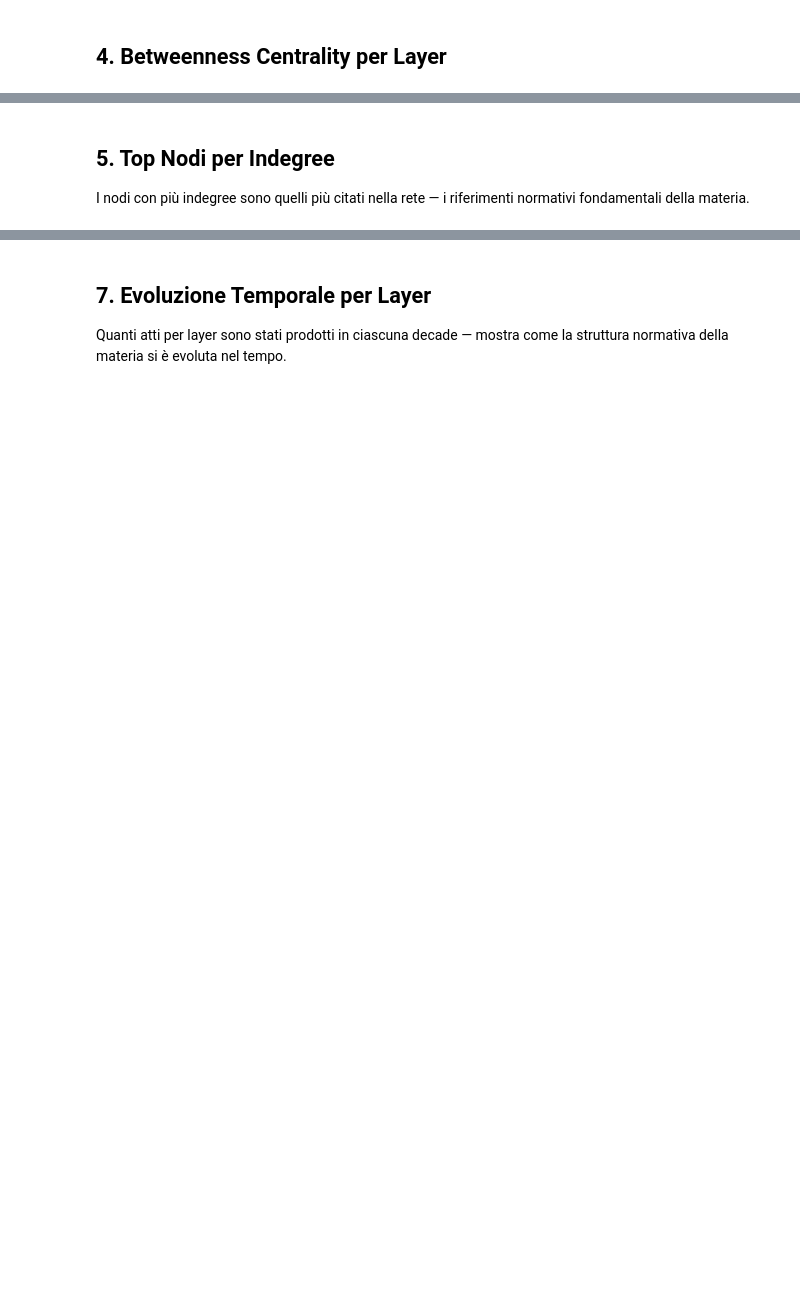
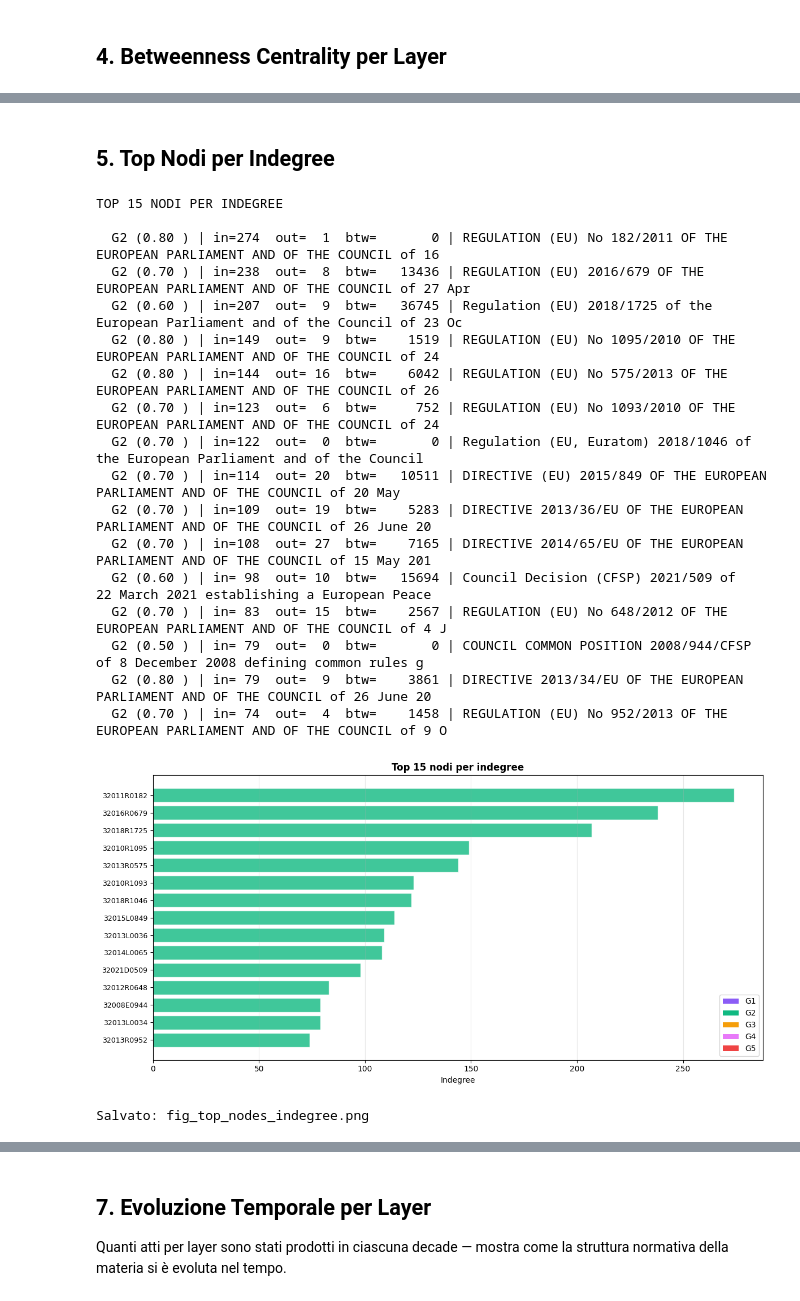
Before and after one commit to claudiabrandetti/eu-law-network-viz, a Jupyter notebook: notebooks/05_network_analysis.ipynb, the cells around one changed output, grey strips where cells are left out. Saved outputs shown, nothing was run; the diff lists cells and outputs as text; code cells hidden in the pictures; blank space fills up the shorter version.

Commit message:
analisi rete

```diff
--- a/notebooks/05_network_analysis.ipynb
+++ b/notebooks/05_network_analysis.ipynb
@@ -196,45 +267,63 @@ print("Salvato: fig_betweenness_by_layer.png")
-# %% [markdown]
-## 5. Top Nodi per Indegree
-
-I nodi con più indegree sono quelli più citati nella rete — i riferimenti normativi fondamentali della materia.
+# %% [markdown]
+## 5. Top Nodi per Indegree
 # %%
 N_TOP = 15
 
-top_nodes = df.nlargest(N_TOP, 'indegree')[[
-    'Label', 'layer', 'layer_confidence', 'indegree', 'outdegree',
-    'betweenesscentrality', 'year', 'title'
-]].copy()
+top_cols = ['label', 'layer', 'layer_confidence', 'indegree', 'outdegree', 'betweenesscentrality', 'title']
+top_cols = [c for c in top_cols if c in df.columns]
+top_nodes = df.nlargest(N_TOP, 'indegree')[top_cols].copy()
 
 print(f"TOP {N_TOP} NODI PER INDEGREE")
 print()
 for _, r in top_nodes.iterrows():
-    print(f"  {r['layer']} ({r['layer_confidence']:<6}) | "
+    conf = f"{r['layer_confidence']:<5.2f}" if 'layer_confidence' in r and pd.notna(r['layer_confidence']) else 'N/A  '
+    title_str = str(r.get('title', r.get('label', '')))[:80]
+    print(f"  {r['layer']} ({conf}) | "
           f"in={r['indegree']:>3}  out={r['outdegree']:>3}  "
           f"btw={r['betweenesscentrality']:>8.0f} | "
-          f"{r['title_short']}")
+          f"{title_str}")
 
 # Grafico
 fig, ax = plt.subplots(figsize=(12, 6))
-colors  = [LAYER_COLORS.get(l, '#999') for l in top_nodes['layer']]
-y_pos   = range(len(top_nodes))
+colors = [LAYER_COLORS.get(l, '#999') for l in top_nodes['layer']]
+y_pos  = range(len(top_nodes))
 
 ax.barh(list(y_pos), top_nodes['indegree'].values, color=colors, alpha=0.8, edgecolor='white')
 ax.set_yticks(list(y_pos))
-ax.set_yticklabels(top_nodes['Label'].values, fontsize=9)
+ax.set_yticklabels(top_nodes['label'].values, fontsize=9)
 ax.set_xlabel('Indegree')
 ax.set_title(f'Top {N_TOP} nodi per indegree', fontsize=12, fontweight='bold')
 ax.invert_yaxis()
 ax.grid(axis='x', alpha=0.3)
 
-# Legenda layer
 from matplotlib.patches import Patch
 legend_elements = [Patch(facecolor=LAYER_COLORS[l], label=l) for l in LAYER_ORDER]
 ax.legend(handles=legend_elements, loc='lower right')
 
 plt.tight_layout()
 plt.savefig(os.path.join(OUTPUT_FIGS, 'fig_top_nodes_indegree.png'), dpi=150, bbox_inches='tight')
 plt.show()
 print("Salvato: fig_top_nodes_indegree.png")
+# %% [output]
+TOP 15 NODI PER INDEGREE
+
+  G2 (0.80 ) | in=274  out=  1  btw=       0 | REGULATION (EU) No 182/2011 OF THE EUROPEAN PARLIAMENT AND OF THE COUNCIL of 16
+  G2 (0.70 ) | in=238  out=  8  btw=   13436 | REGULATION (EU) 2016/679 OF THE EUROPEAN PARLIAMENT AND OF THE COUNCIL of 27 Apr
+  G2 (0.60 ) | in=207  out=  9  btw=   36745 | Regulation (EU) 2018/1725 of the European Parliament and of the Council of 23 Oc
+  G2 (0.80 ) | in=149  out=  9  btw=    1519 | REGULATION (EU) No 1095/2010 OF THE EUROPEAN PARLIAMENT AND OF THE COUNCIL of 24
+  G2 (0.80 ) | in=144  out= 16  btw=    6042 | REGULATION (EU) No 575/2013 OF THE EUROPEAN PARLIAMENT AND OF THE COUNCIL of 26
+  G2 (0.70 ) | in=123  out=  6  btw=     752 | REGULATION (EU) No 1093/2010 OF THE EUROPEAN PARLIAMENT AND OF THE COUNCIL of 24
+  G2 (0.70 ) | in=122  out=  0  btw=       0 | Regulation (EU, Euratom) 2018/1046 of the European Parliament and of the Council
+  G2 (0.70 ) | in=114  out= 20  btw=   10511 | DIRECTIVE (EU) 2015/849 OF THE EUROPEAN PARLIAMENT AND OF THE COUNCIL of 20 May
+  G2 (0.70 ) | in=109  out= 19  btw=    5283 | DIRECTIVE 2013/36/EU OF THE EUROPEAN PARLIAMENT AND OF THE COUNCIL of 26 June 20
+  G2 (0.70 ) | in=108  out= 27  btw=    7165 | DIRECTIVE 2014/65/EU OF THE EUROPEAN PARLIAMENT AND OF THE COUNCIL of 15 May 201
+  G2 (0.60 ) | in= 98  out= 10  btw=   15694 | Council Decision (CFSP) 2021/509 of 22 March 2021 establishing a European Peace
+  G2 (0.70 ) | in= 83  out= 15  btw=    2567 | REGULATION (EU) No 648/2012 OF THE EUROPEAN PARLIAMENT AND OF THE COUNCIL of 4 J
+  G2 (0.50 ) | in= 79  out=  0  btw=       0 | COUNCIL COMMON POSITION 2008/944/CFSP of 8 December 2008 defining common rules g
+  G2 (0.80 ) | in= 79  out=  9  btw=    3861 | DIRECTIVE 2013/34/EU OF THE EUROPEAN PARLIAMENT AND OF THE COUNCIL of 26 June 20
+  G2 (0.70 ) | in= 74  out=  4  btw=    1458 | REGULATION (EU) No 952/2013 OF THE EUROPEAN PARLIAMENT AND OF THE COUNCIL of 9 O
+[figure, added]
+Salvato: fig_top_nodes_indegree.png
 # %% [markdown]
 ## 6. Ratio Indegree/Outdegree per Layer
 
```
Also changed, not shown: parts of 17 cells of this notebook, 13 other files.
